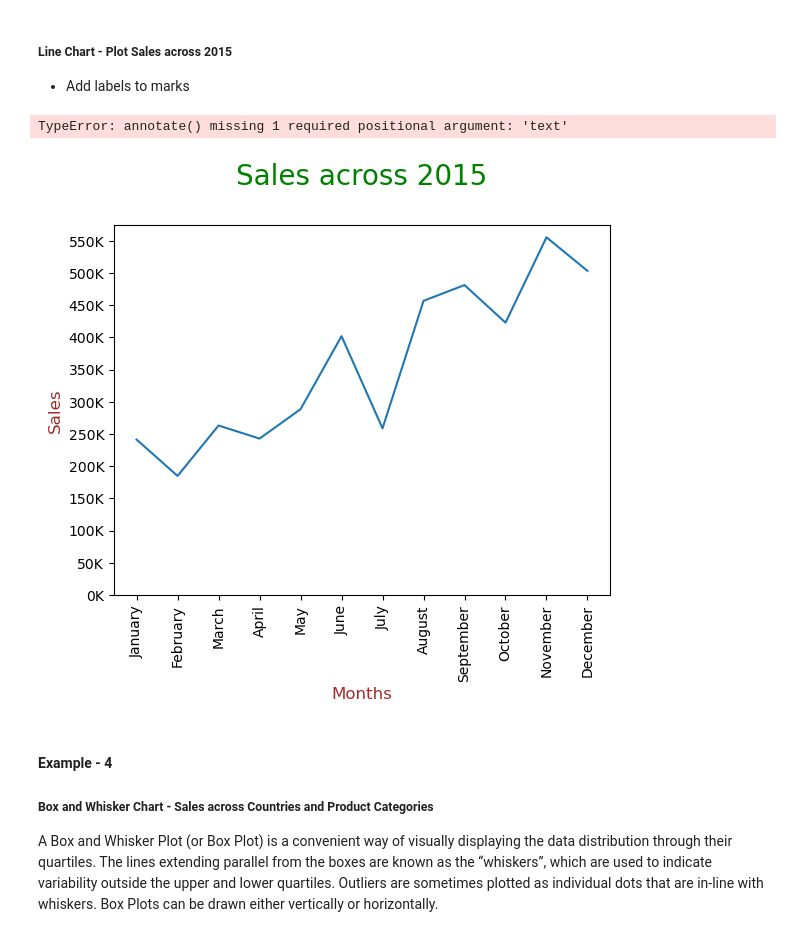
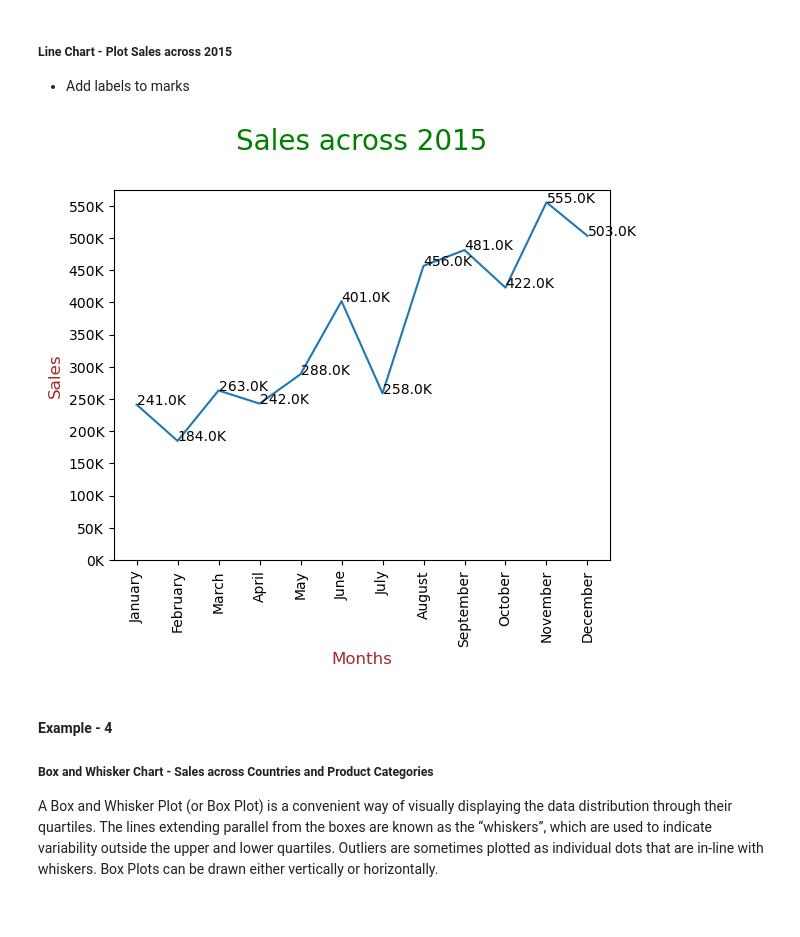
Before and after one commit to pratham98k/IIITB-ML-AI, a Jupyter notebook: IIIT-B/Course2-Statistics/Data Visualization in python/matplotlib/Matplotlib+Code+along (2).ipynb, the cells around one changed output. Cells and saved outputs as stored; diff of their text form; code cells hidden in the pictures.

```diff
--- a/IIIT-B/Course2-Statistics/Data Visualization in python/matplotlib/Matplotlib+Code+along (2).ipynb
+++ b/IIIT-B/Course2-Statistics/Data Visualization in python/matplotlib/Matplotlib+Code+along (2).ipynb
@@ -122,7 +122,7 @@ plt.scatter(profit[product_category == "Furniture"], sales[product_category == "
             c= 'Cyan', alpha= 0.7, s = 50, label="Furniture" )
 
 for xy in zip (profit[country == "India"], sales[country == "India"]):
-	plt.annotate(s = "India", xy = xy)
+	plt.annotate("India", xy = xy)
 
 # Adding and formatting title
 plt.title("Sales versus Profits across various Countries and Product Categories\n", fontdict={'fontsize': 20, 'fontweight' : 5, 'color' : 'Green'})
@@ -175,26 +174,25 @@ plt.show()
 # %%
 plt.plot(months, sales)
 
 # Adding and formatting title
 plt.title("Sales across 2015\n", fontdict={'fontsize': 20, 'fontweight' : 5, 'color' : 'Green'})
 
 # Labeling Axes
 plt.xlabel("Months", fontdict={'fontsize': 12, 'fontweight' : 5, 'color' : 'Brown'})
 plt.ylabel("Sales", fontdict={'fontsize': 12, 'fontweight' : 5, 'color' : 'Brown'} )
 
 ticks = np.arange(0, 600000, 50000)
 labels = ["{}K".format(i//1000) for i in ticks]
 plt.yticks(ticks, labels)
 
 plt.xticks(rotation=90)
 
 for xy in zip(months, sales):
-    plt.annotate(s = "{}K".format(xy[1]//1000), xy = xy,  textcoords='data')
+    plt.annotate("{}K".format(xy[1]//1000), xy = xy,  textcoords='data')
 
 plt.show()
 # %% [output]
-TypeError: annotate() missing 1 required positional argument: 'text'
-[figure, old version]
+[figure, new version]
 # %% [markdown]
 <h4 style = "color : Sky blue"> Example - 4</h4>
 
```
Also changed, not shown: parts of 2 cells of this notebook, 10 other files.
